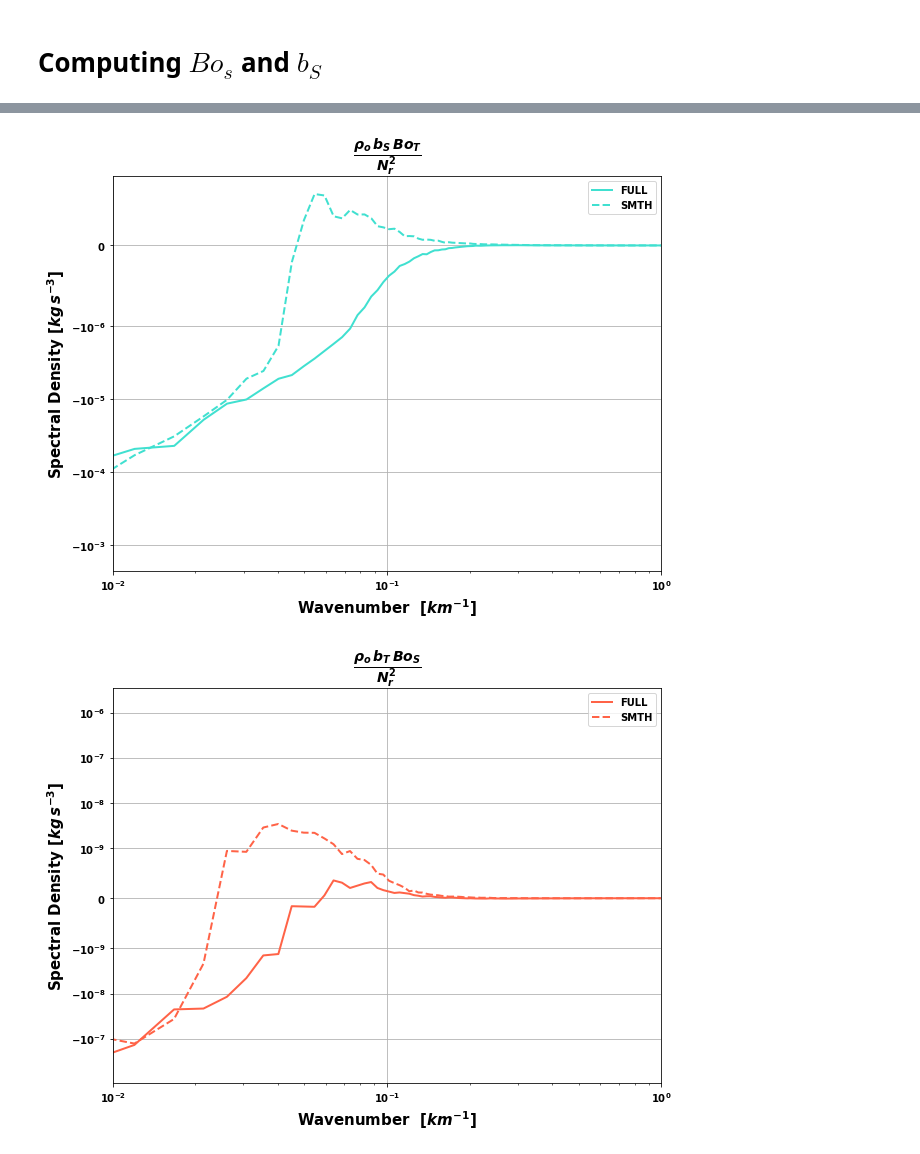
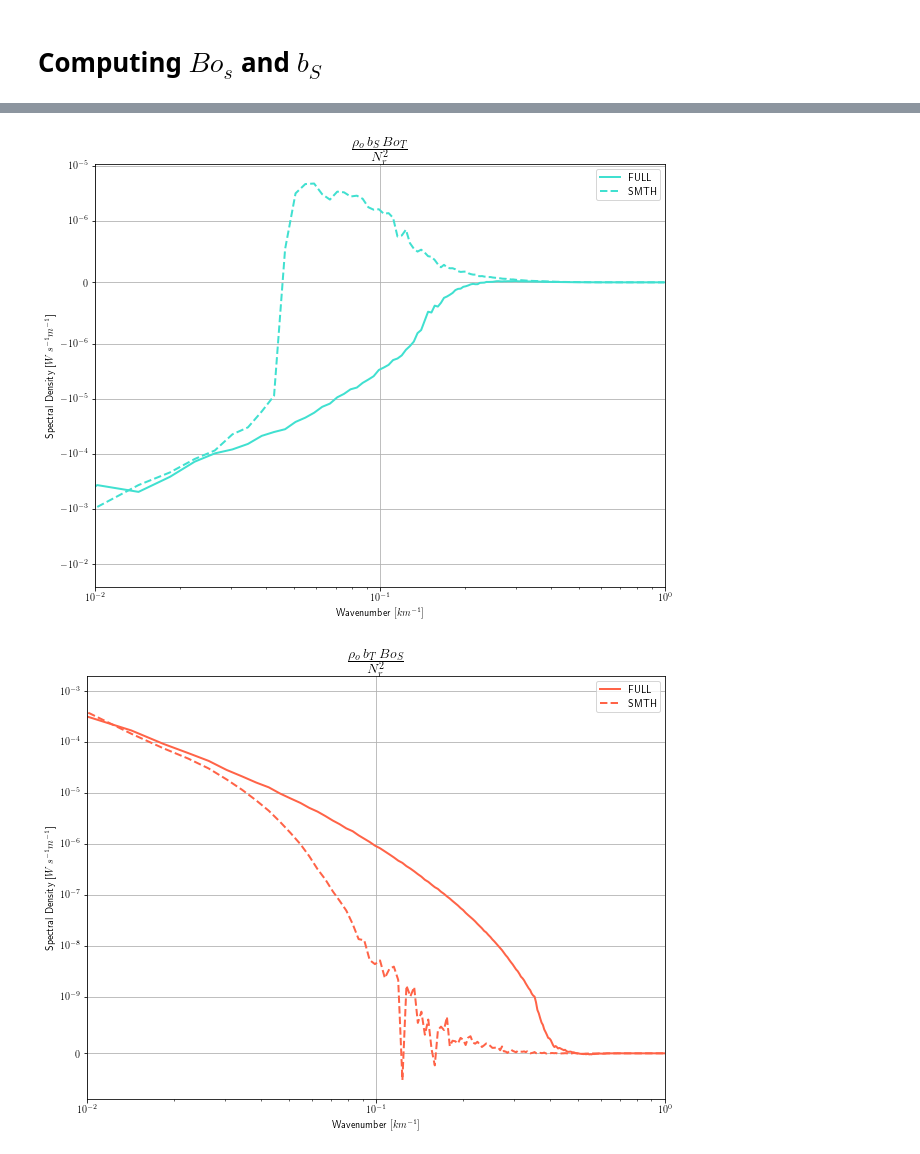
Before and after one commit to igoruchoa/FeedbackSubmeso, a Jupyter notebook: 2_CROCO/bBo_computation.ipynb, the cells around one changed output, grey strips where cells are left out. Cells and saved outputs as stored; diff of their text form; code cells hidden in the pictures.

```diff
--- a/2_CROCO/bBo_computation.ipynb
+++ b/2_CROCO/bBo_computation.ipynb
@@ -173,6 +214,11 @@ bs_t=-g*beta_t*(st-st.mean(axis=1).mean(axis=1))
 
 # bs_f=-g*beta_f*(sf[:-1,:,:]-sf.mean())
 # bs_t=-g*beta_t*(st[:-1,:,:]-st.mean())
+# %%
+nf=2
+wdws='hann' #'flattop','hann'
+wdw_cor=True
+scl='density'
 # %%
 %%time
 with ProgressBar():
@@ -196,8 +252,12 @@ Wall time: 2min 2s
 # %%
 %%time
 with ProgressBar():
-    btBs_f=xrft.isotropic_cross_spectrum(bt_f.drop(['nav_lat_rho','nav_lon_rho','dayofyear']),Bos_f.drop(['nav_lat_rho','nav_lon_rho','dayofyear']),
-                                      dim=['y_rho','x_rho'],nfactor=2,truncate='True',detrend='linear', window=True).real
-    btBs_t=xrft.isotropic_cross_spectrum(bt_t.drop(['nav_lat_rho','nav_lon_rho','dayofyear']),Bos_t.drop(['nav_lat_rho','nav_lon_rho','dayofyear']),
-                                      dim=['y_rho','x_rho'],nfactor=2,truncate='True',detrend='linear', window=True).real
+    btBs_f=xrft.isotropic_cross_spectrum(bt_f.drop(['nav_lat_rho','nav_lon_rho','dayofyear']),
+                                         Bos_f.drop(['nav_lat_rho','nav_lon_rho','dayofyear']),dim=['y_rho','x_rho'],
+                              nfactor=nf,truncate='True',scaling=scl,detrend='linear',
+                                     window=wdws,window_correction=wdw_cor).real
+    btBs_t=xrft.isotropic_cross_spectrum(bt_t.drop(['nav_lat_rho','nav_lon_rho','dayofyear']),
+                                         Bos_t.drop(['nav_lat_rho','nav_lon_rho','dayofyear']),dim=['y_rho','x_rho'],
+                              nfactor=nf,truncate='True',scaling=scl,detrend='linear',
+                                     window=wdws,window_correction=wdw_cor).real
 # %% [output]
@@ -206,8 +268,12 @@ Wall time: 2min 1s
 # %%
 %%time
 with ProgressBar():
-    bsBt_f=xrft.isotropic_cross_spectrum(bs_f.drop(['nav_lat_rho','nav_lon_rho','dayofyear']),Bot_f.drop(['nav_lat_rho','nav_lon_rho','dayofyear']),
-                                      dim=['y_rho','x_rho'],nfactor=2,truncate='True',detrend='linear', window=True).real
-    bsBt_t=xrft.isotropic_cross_spectrum(bs_t.drop(['nav_lat_rho','nav_lon_rho','dayofyear']),Bot_t.drop(['nav_lat_rho','nav_lon_rho','dayofyear']),
-                                      dim=['y_rho','x_rho'],nfactor=2,truncate='True',detrend='linear', window=True).real
+    bsBt_f=xrft.isotropic_cross_spectrum(bs_f.drop(['nav_lat_rho','nav_lon_rho','dayofyear']),
+                                         Bot_f.drop(['nav_lat_rho','nav_lon_rho','dayofyear']),dim=['y_rho','x_rho'],
+                              nfactor=nf,truncate='True',scaling=scl,detrend='linear',
+                                     window=wdws,window_correction=wdw_cor).real
+    bsBt_t=xrft.isotropic_cross_spectrum(bs_t.drop(['nav_lat_rho','nav_lon_rho','dayofyear']),
+                                         Bot_t.drop(['nav_lat_rho','nav_lon_rho','dayofyear']),dim=['y_rho','x_rho'],
+                              nfactor=nf,truncate='True',scaling=scl,detrend='linear',
+                                     window=wdws,window_correction=wdw_cor).real
 # %% [output]
@@ -295,15 +359,14 @@ plt.xscale('log')
 
 
 
-plt.title(r'$\frac{\rho_o \,b_S \,Bo_T}{N^2_r}$',fontweight='light',fontsize=20)
+plt.title(r'$\frac{\rho_o \,b_S \,Bo_T}{N^2_r}$',fontsize=20)
 
 
-plt.ylabel(r'Spectral Density [$kg\,s^{-3}$]',fontweight='bold',fontsize=15)
+plt.ylabel(r'Spectral Density [$W\,s^{-1}m^{-1}$]',fontweight='bold')
 
 
 
-
-plt.xlabel(r'Wavenumber  $[km^{-1}]$',fontweight='bold',fontsize=15)
+plt.xlabel(r'Wavenumber  $[km^{-1}]$',fontweight='bold')
 
 plt.xlim(1/100,1)
 # plt.ylim(0,1e-11)
@@ -317,38 +380,39 @@ plt.savefig('/homes/metogra/iufarias/Documents/figures/2_CROCO/bBo/bSBoT_spectra
 
 
 plt.figure(figsize=(9,7))
 
 
 plt.plot(btBs_f.freq_r/dxx,(rho/N2r)*btBs_f.mean(axis=0),label='FULL',linewidth=2,color='tomato')
 plt.plot(btBs_t.freq_r/dxx,(rho/N2r)*btBs_t.mean(axis=0),'--',label='SMTH',linewidth=2,color='tomato')
 
 # plt.plot([1/50,1/50],[1000,0],'k--')
 
 plt.legend()
 
 plt.yscale('symlog',linthresh=1e-9)
 # plt.yscale('log')
 plt.xscale('log')
 
 
 
-plt.title(r'$\frac{\rho_o \,b_T \,Bo_S}{N^2_r}$',fontweight='light',fontsize=20)
+plt.title(r'$\frac{\rho_o \,b_T \,Bo_S}{N^2_r}$',fontsize=20)
 
-plt.ylabel(r'Spectral Density [$kg\,s^{-3}$]',fontweight='bold',fontsize=15)
+plt.ylabel(r'Spectral Density [$W\,s^{-1}m^{-1}$]',fontweight='bold')
 
 
 
-plt.xlabel(r'Wavenumber  $[km^{-1}]$',fontweight='bold',fontsize=15)
+
+plt.xlabel(r'Wavenumber  $[km^{-1}]$',fontweight='bold')
 
 plt.xlim(1/100,1)
 # plt.ylim(0,1e-11)
 plt.grid()
 
 plt.tight_layout()
 plt.savefig('/homes/metogra/iufarias/Documents/figures/2_CROCO/bBo/bTBoS_spectral.png')
 # %% [output]
-[figure, old version]
+[figure, new version]
-[figure, old version]
+[figure, new version]
 # %%
 plt.figure(figsize=(9,7))
 
```
Also changed, not shown: parts of 23 cells of this notebook, 1 other file.
